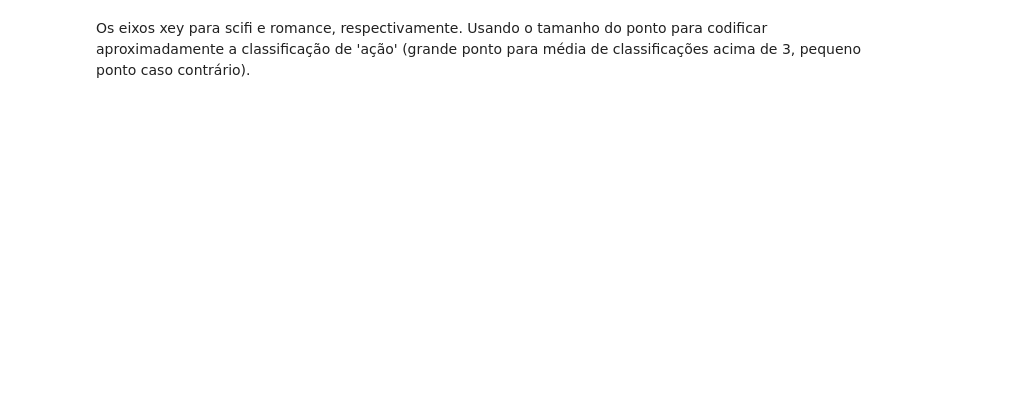
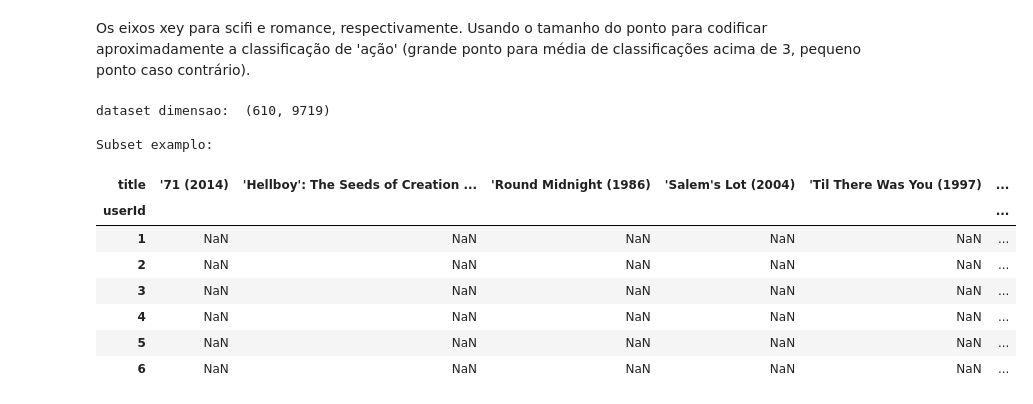
Before and after one commit to helio69/Netflix, a Jupyter notebook: PojetoNetflix/Netflix_Kmeansclustering.ipynb, the cells around one changed output. Cells and saved outputs as stored; diff of their text form; code cells hidden in the pictures; blank space fills up the shorter version.

```diff
--- a/PojetoNetflix/Netflix_Kmeansclustering.ipynb
+++ b/PojetoNetflix/Netflix_Kmeansclustering.ipynb
@@ -243,2 +243,22 @@ helper.draw_clusters_3d(biased_dataset_3_genres, predictions_5)
 # %% [markdown]
 Os eixos xey para scifi e romance, respectivamente. Usando o tamanho do ponto para codificar aproximadamente a classificação de 'ação' (grande ponto para média de classificações acima de 3, pequeno ponto caso contrário).
+# %%
+##Fazer a matriz que o Felipe quer
+# Merge duas dataset Users X Movies
+ratings_title = pd.merge(ratings, movies[['movieId', 'title']], on='movieId' )
+user_movie_ratings = pd.pivot_table(ratings_title, index='userId', columns= 'title', values='rating')
+
+print('dataset dimensao: ', user_movie_ratings.shape, '\n\nSubset examplo:')
+user_movie_ratings.iloc[:6, :10]
+# %% [output]
+dataset dimensao:  (610, 9719)
+
+Subset examplo:
+| title | '71 (2014) | 'Hellboy': The Seeds of Creation ... | 'Round Midnight (1986) | 'Salem's Lot (2004) | 'Til There Was You (1997) | ... |
+| userId |  |  |  |  |  | ... |
+| 1 | NaN | NaN | NaN | NaN | NaN | ... |
+| 2 | NaN | NaN | NaN | NaN | NaN | ... |
+| 3 | NaN | NaN | NaN | NaN | NaN | ... |
+| 4 | NaN | NaN | NaN | NaN | NaN | ... |
+| 5 | NaN | NaN | NaN | NaN | NaN | ... |
+| 6 | NaN | NaN | NaN | NaN | NaN | ... |
```
Also changed, not shown: parts of 11 cells of this notebook, 1 other file.
